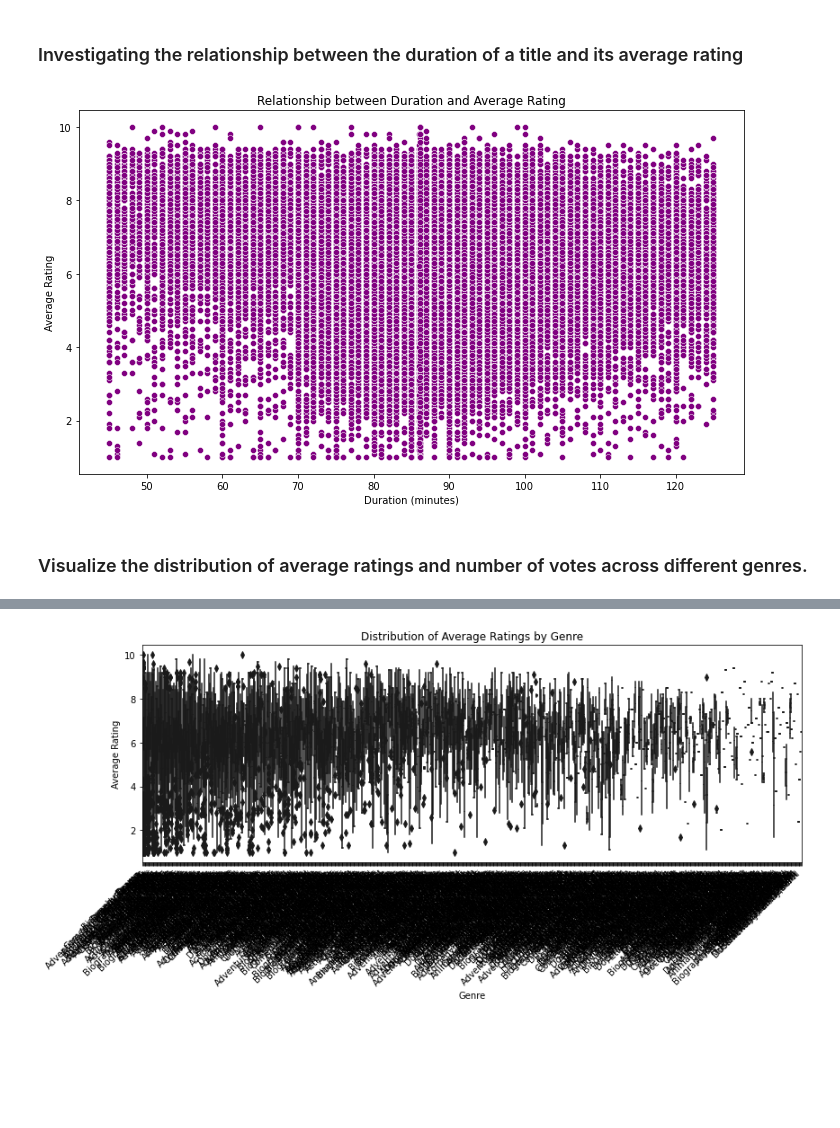
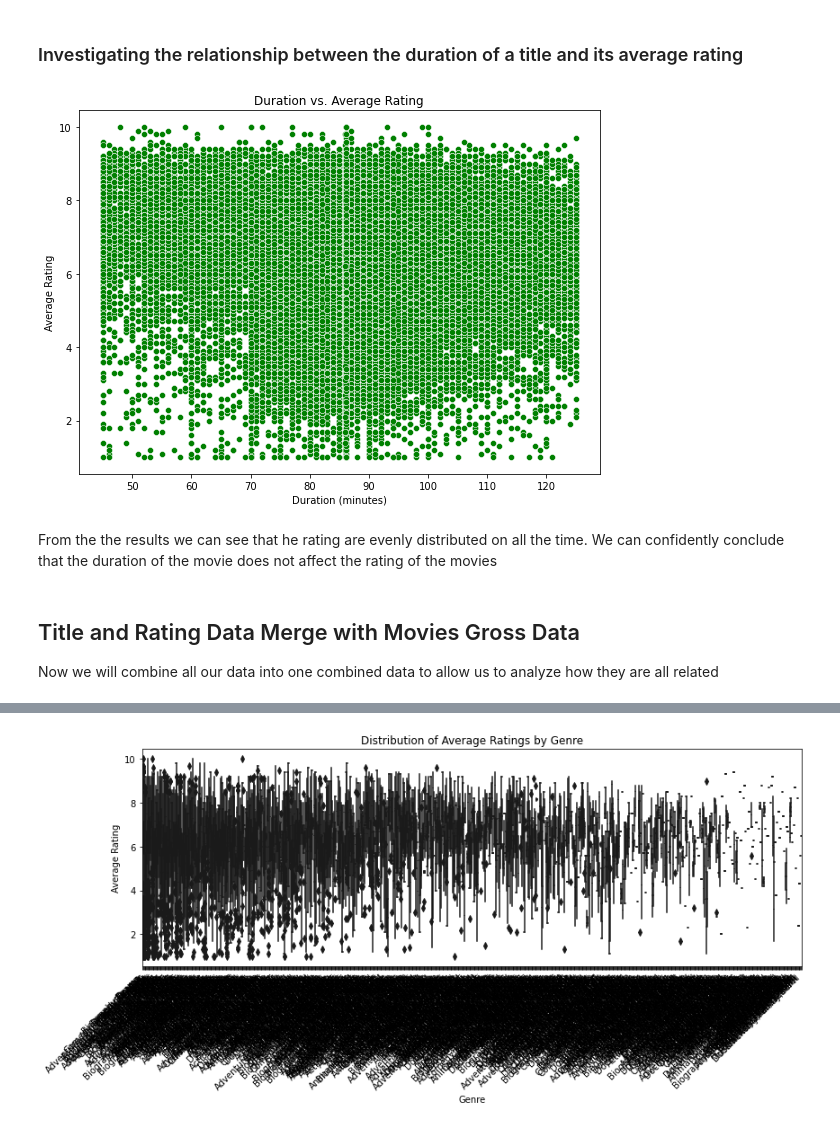
Before and after one commit to PeterMuthoma/Phase1_Project, a Jupyter notebook: student.ipynb, the cells around one changed output, grey strips where cells are left out. Saved outputs shown, nothing was run; the diff lists cells and outputs as text; code cells hidden in the pictures; blank space fills up the shorter version.

```diff
--- a/student.ipynb
+++ b/student.ipynb
@@ -603,15 +678,18 @@ plt.show()
 # %% [markdown]
 ### Investigating the relationship between the duration of a title and its average rating
 # %%
-# Scatter plot for duration vs. average rating
-plt.figure(figsize=(10, 6))
-sns.scatterplot(x='runtime_minutes', y='averagerating', data=Title_Rating_Merge, color='purple')
-plt.title('Relationship between Duration and Average Rating')
+# Create a scatter plot for duration versus average rating
+plt.figure(figsize=(8, 6))
+sns.scatterplot(x='runtime_minutes', y='averagerating', data=Title_Rating_Merge, color='green')
+plt.title('Duration vs. Average Rating')
 plt.xlabel('Duration (minutes)')
 plt.ylabel('Average Rating')
 plt.tight_layout()
 plt.show()
 # %% [output]
-[figure, old version]
+[figure, new version]
-# %% [markdown]
-### Visualize the distribution of average ratings and number of votes across different genres.
+# %% [markdown]
+From the the results we can see that he rating are evenly distributed on all the time. We can confidently conclude that the duration of the movie does not affect the rating of the movies
+# %% [markdown]
+## Title and Rating Data Merge with Movies Gross Data
+Now we will combine all our data into one combined data to allow us to analyze how they are all related
```
Also changed, not shown: parts of 21 cells of this notebook.
